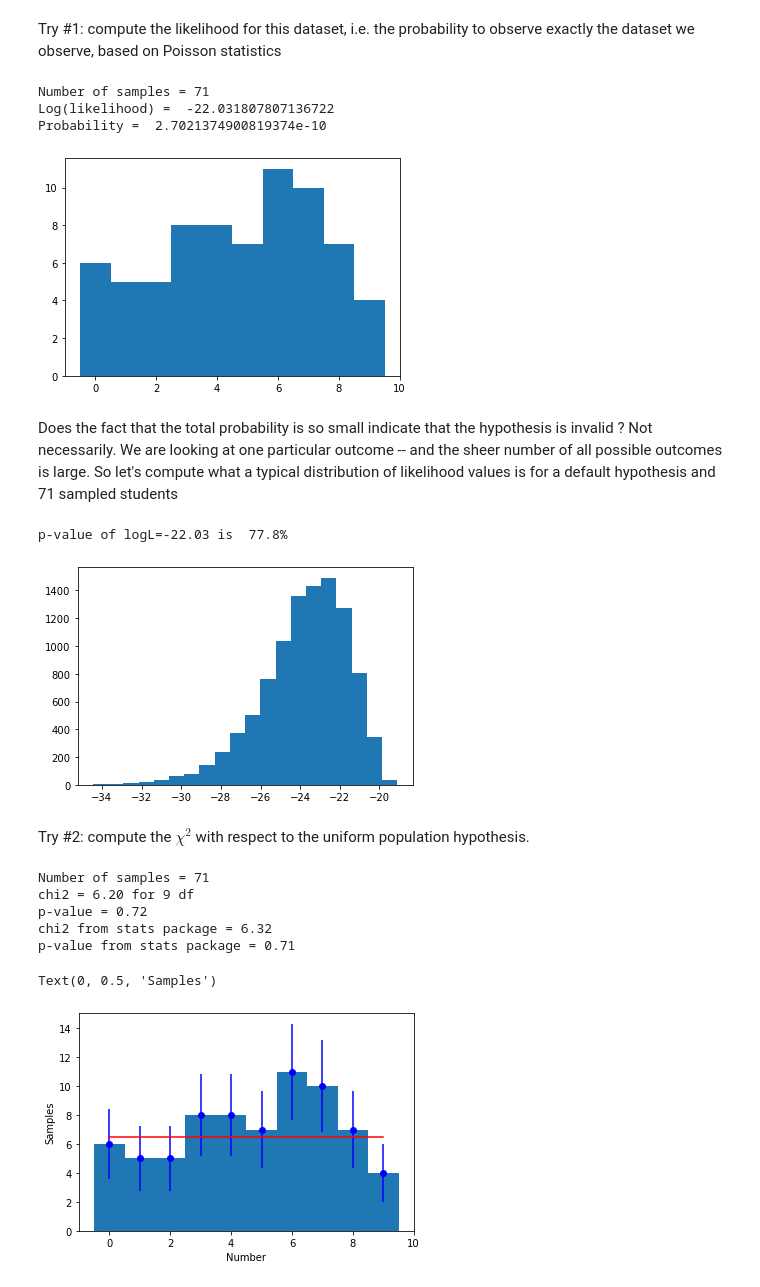
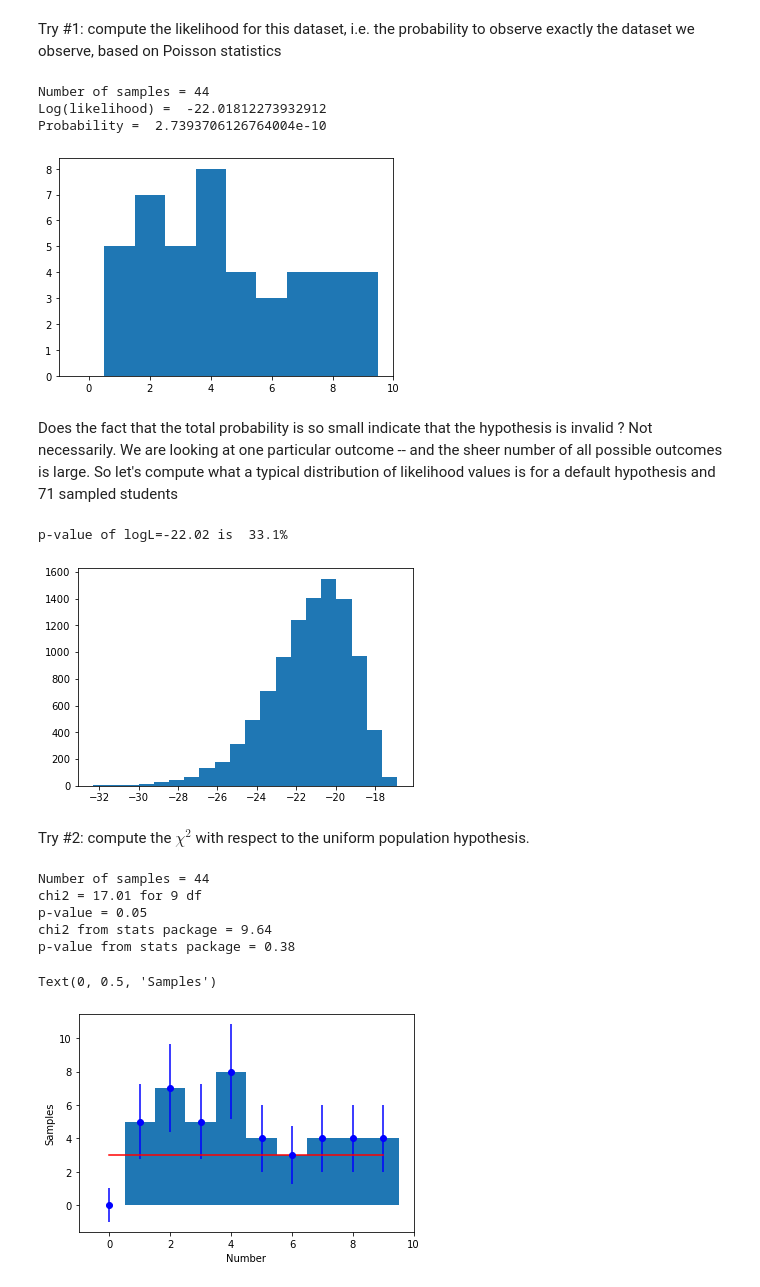
Before and after one commit to ds-connectors/Physics-88-SP22, a Jupyter notebook: Week07/L05/Lecture05.ipynb, the cells around one changed output. Saved outputs shown, nothing was run; the diff lists cells and outputs as text; code cells hidden in the pictures.

```diff
--- a/Week07/L05/Lecture05.ipynb
+++ b/Week07/L05/Lecture05.ipynb
@@ -74,8 +75,9 @@ Standard deviation =  23.7
 # %% [markdown]
 Example of a Poisson process
 # %%
-x = np.loadtxt('sample_merged.dat',unpack=True)
-#x = np.concatenate((x1,x2))
+#x = np.loadtxt('sample_merged.dat',unpack=True)
+x1,x2 = np.loadtxt('sample.dat',unpack=True)
+x = np.concatenate((x1,x2))
 #x = x1.copy()
 
 N = len(x)
@@ -326,12 +328,14 @@ def modelN(*arg):
         sum += arg[i+1]*x**i
     return sum
 
-N=2   # poly degree
+N=5   # poly degree
 par0    = np.zeros(N+1)
 par[1]=1
 par, cov = fitter.curve_fit(modelN, xdata, ydata, p0=par0, sigma=sigma,absolute_sigma=True)
-print (par)
-print (cov)
+print ('parameters:',par)
+print ('Covariance matrix:\n',cov,'\n')
+for i in range(0,N+1):
+    print('p{index:1d}={val:6.3f} +/- {err:5.3f}'.format(index=i,val=par[i],err=np.sqrt(cov[i,i])))
 
 corr = cov.copy() # copy shape
 # compute correlation matrix
@@ -339,7 +343,7 @@ for i in range(len(par)):
     for j in range(len(par)):
         corr[i,j] = cov[i,j]/np.sqrt(cov[i,i]*cov[j,j])
 
-print (corr)
+print ('\nCorrelation matrix:\n',corr,'\n')
 
 # compute reduced chi2
 chi_squared = np.sum(((modelN(xdata, *par)-ydata)/sigma)**2)
@@ -526,7 +556,8 @@ Let's test if the distribution collected in class in Spring 2019 and Fall 2020 (
 # %% [markdown]
 Try #1: compute the likelihood for this dataset, i.e. the probability to observe exactly the dataset we observe, based on Poisson statistics
 # %%
-x = np.loadtxt('sample_merged.dat')
+x1,x2 = np.loadtxt('sample.dat',unpack=True)
+x = np.concatenate((x1,x2))
 N = len(x)
 print('Number of samples =',N)
 
@@ -545,10 +576,10 @@ for i in range(0,10):
 print('Log(likelihood) = ',logL)
 print('Probability = ',np.exp(logL))
 # %% [output]
-Number of samples = 71
-Log(likelihood) =  -22.031807807136722
-Probability =  2.7021374900819374e-10
+Number of samples = 44
+Log(likelihood) =  -22.01812273932912
+Probability =  2.7393706126764004e-10
-[figure, old version]
+[figure, new version]
 # %% [markdown]
 Does the fact that the total probability is so small indicate that the hypothesis is invalid ? Not necessarily. We are looking at one particular outcome -- and the sheer number of all possible outcomes is large. So let's compute what a typical distribution of likelihood values is for a default hypothesis and 71 sampled students
 # %%
@@ -570,8 +601,8 @@ entries, bins, patches = plt.hist(logL_try, 20)
 pval = sp.stats.percentileofscore(logL_try,logL)
 print('p-value of logL={0:5.2f} is {1:5.1f}%'.format(logL,pval))
 # %% [output]
-p-value of logL=-22.03 is  77.8%
+p-value of logL=-22.02 is  33.1%
-[figure, old version]
+[figure, new version]
 # %% [markdown]
 Try #2: compute the $\chi^2$ with respect to the uniform population hypothesis.
 # %%
@@ -582,42 +613,44 @@ def model0(x, a):
 vmodel0 = np.vectorize(model0) # make it take vectors
 
 # read data
-x = np.loadtxt('sample_merged.dat')
+#x = np.loadtxt('sample_merged.dat')
+x1,x2 = np.loadtxt('sample.dat',unpack=True)
+x = np.concatenate((x1,x2))
 N = len(x)
 print('Number of samples =',N)
 
 # make a histogram
 bins = np.arange(-0.5,10.5,1)
 n, b, p = plt.hist(x, bins)
 
 # fit the data to a constant
 xdata = [0.5*(b[i]+b[i+1]) for i in range(0,len(n))]
 en = [np.max([np.sqrt(val),1]) for val in n] # Poisson errors
 par, cov = fitter.curve_fit(model0, xdata, n, p0=[0.0],
                             sigma=en, absolute_sigma=True)
 
 # compute chi^2
-chi2 = np.sum(((n-vmodel0(xdata,*par))/en)**2)
+chi2 = np.sum((((n-vmodel0(xdata,*par))/en)**2))
 ndf = len(n)-1  # why -1 ?
 print('chi2 = {chi2:4.2f} for {ndf:d} df'.format(chi2=chi2,ndf=ndf))
 print('p-value = {0:4.2f}'.format(sp.stats.chi2.sf(chi2,ndf)))
 
 expected = 0.1*N*np.ones(len(n))
 # alternative way to compute p-value
 chi2_sp, p_sp = sp.stats.chisquare(f_obs=n,f_exp=expected)
 print('chi2 from stats package = {0:4.2f}'.format(chi2_sp))
 print('p-value from stats package = {0:4.2f}'.format(p_sp))
 
 # plot the distribition with error bars
 plt.errorbar(xdata, n, xerr=0, yerr=en, fmt='bo')
 plt.plot(xdata,vmodel0(xdata,*par),'r-')
 plt.xlabel('Number')
 plt.ylabel('Samples')
 # %% [output]
-Number of samples = 71
-chi2 = 6.20 for 9 df
-p-value = 0.72
-chi2 from stats package = 6.32
-p-value from stats package = 0.71
+Number of samples = 44
+chi2 = 17.01 for 9 df
+p-value = 0.05
+chi2 from stats package = 9.64
+p-value from stats package = 0.38
 Text(0, 0.5, 'Samples')
-[figure, old version]
+[figure, new version]
```
Also changed, not shown: parts of 9 cells of this notebook, 3 other files.
